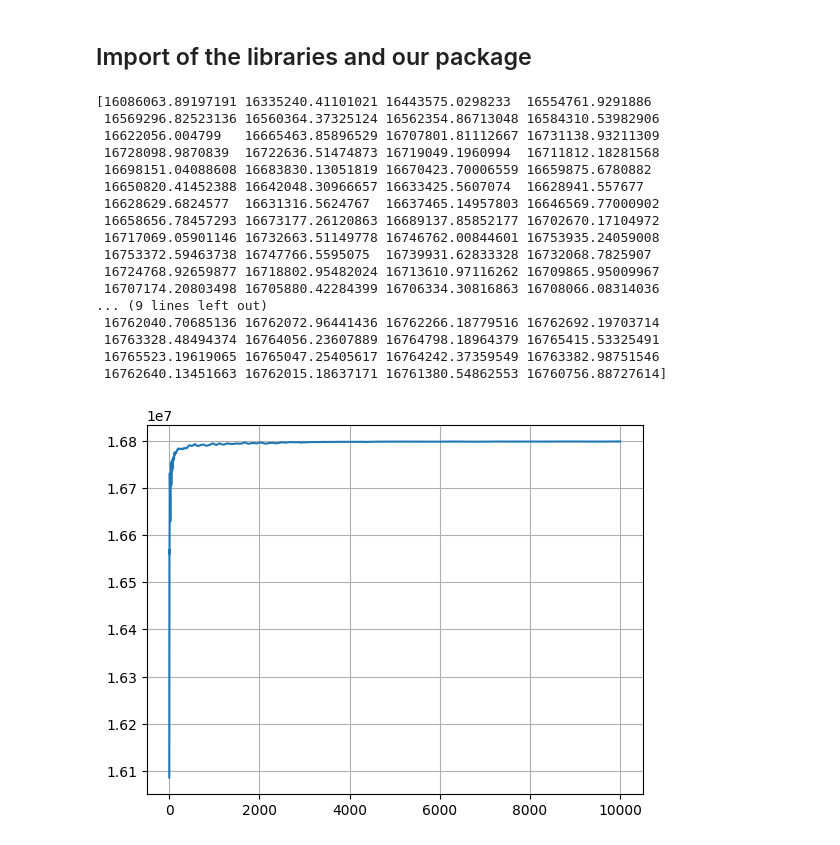
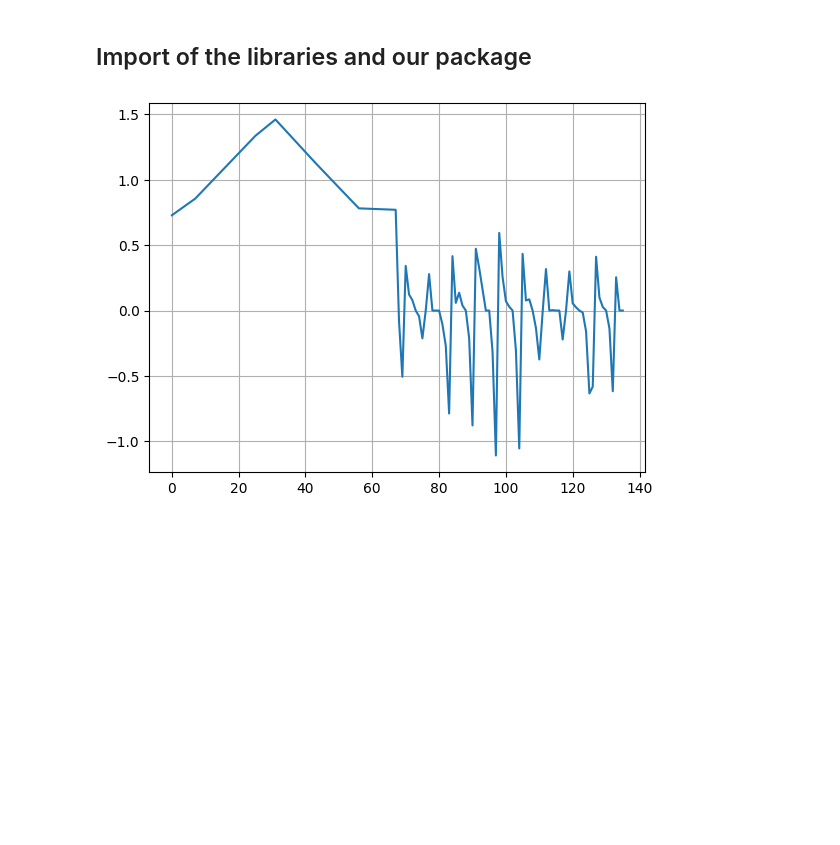
Before and after one commit to vetlerl/mcmc-epidemic, a Jupyter notebook: covid_graphics.ipynb, the cells around one changed output. Drawn from its saved outputs; the diff is of its cells as text; code cells hidden in the pictures; blank space fills up the shorter version.

```diff
--- a/covid_graphics.ipynb
+++ b/covid_graphics.ipynb
@@ -22,25 +22,8 @@ import matplotlib.pyplot as plt
 from covid import * #allows us to use our functions directly
 # %%
 plt.figure()
-log_pi_val = PD3S('stuff/FranceData_Z.csv', 'stuff/FranceData_Zphi.csv')
-plt.plot(log_pi_val[:10000])
+map = PD3S('stuff/Z.csv', 'stuff/Phi.csv')
+plt.plot(map)
 plt.grid()
 # %% [output]
-[16086063.89197191 16335240.41101021 16443575.0298233  16554761.9291886
- 16569296.82523136 16560364.37325124 16562354.86713048 16584310.53982906
- 16622056.004799   16665463.85896529 16707801.81112667 16731138.93211309
- 16728098.9870839  16722636.51474873 16719049.1960994  16711812.18281568
- 16698151.04088608 16683830.13051819 16670423.70006559 16659875.6780882
- 16650820.41452388 16642048.30966657 16633425.5607074  16628941.557677
- 16628629.6824577  16631316.5624767  16637465.14957803 16646569.77000902
- 16658656.78457293 16673177.26120863 16689137.85852177 16702670.17104972
- 16717069.05901146 16732663.51149778 16746762.00844601 16753935.24059008
- 16753372.59463738 16747766.5595075  16739931.62833328 16732068.7825907
- 16724768.92659877 16718802.95482024 16713610.97116262 16709865.95009967
- 16707174.20803498 16705880.42284399 16706334.30816863 16708066.08314036
-... (9 lines left out)
- 16762040.70685136 16762072.96441436 16762266.18779516 16762692.19703714
- 16763328.48494374 16764056.23607889 16764798.18964379 16765415.53325491
- 16765523.19619065 16765047.25405617 16764242.37359549 16763382.98751546
- 16762640.13451663 16762015.18637171 16761380.54862553 16760756.88727614]
-[figure, old version]
+[figure, new version]
```
Also changed, not shown: 8 other files.
